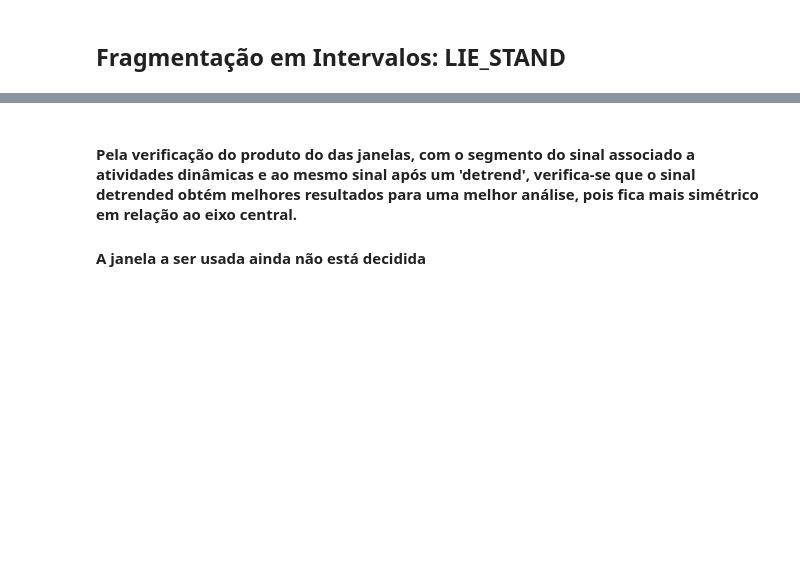
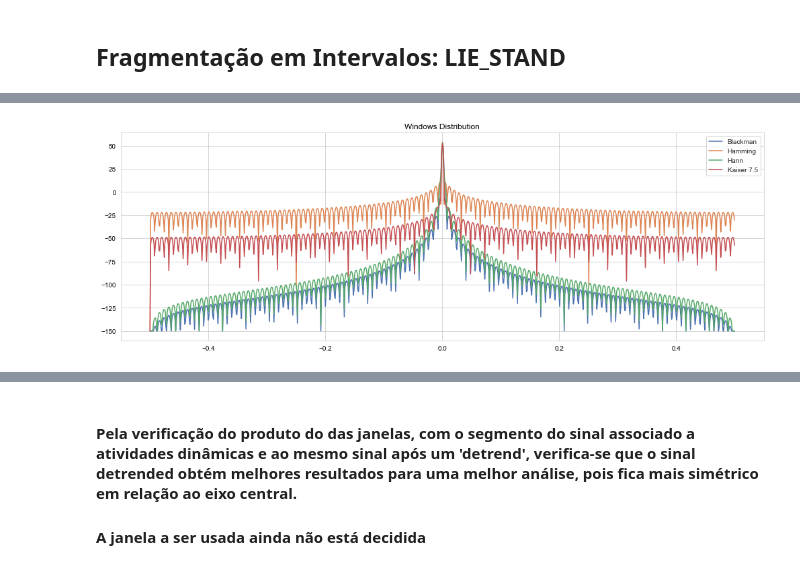
Before and after one commit to joelpoliveira/ProjetoATD, a Jupyter notebook: Main/Joel_main.ipynb, the cells around one changed output, grey strips where cells are left out. Cells and saved outputs as stored; diff of their text form; code cells hidden in the pictures; blank space fills up the shorter version.

```diff
--- a/Main/Joel_main.ipynb
+++ b/Main/Joel_main.ipynb
@@ -1004,0 +1050,37 @@ plt.tight_layout()
+# %%
+fbwindow = np.abs(fftshift(fft(bwindow,1024)))
+fhmwindow = np.abs(fftshift(fft(hmwindow,1024)))
+fhnwindow = np.abs(fftshift(fft(hnwindow,1024)))
+fkwindow = np.abs(fftshift(fft(kwindow,1024)))
+
+freq = np.linspace(-0.5, 0.5, 1024)
+
+with np.errstate(divide='ignore', invalid='ignore'):
+    nfbwindow = 20*np.log10(fbwindow)
+    nfhmwindow = 20* np.log10(fhmwindow)
+    nfhnwindow = 20 * np.log10(fhnwindow)
+    nfkwindow = 20*np.log10(fkwindow)
+
+nfbwindow = np.clip(nfbwindow, -150, 100)
+nfhmwindow = np.clip(nfhmwindow, -150, 100)
+nfhnwindow = np.clip(nfhnwindow, -150, 100)
+nfkwindow = np.clip(nfkwindow, -150, 100)
+
+fig = plt.figure(figsize=(14,5), facecolor = 'black' if dark_background else 'white')
+
+ax = plt.subplot(111)
+
+plt.plot(freq, nfbwindow, label = 'Blackman')
+plt.plot(freq, nfhmwindow, label = 'Hamming')
+plt.plot(freq, nfhnwindow, label = 'Hann')
+plt.plot(freq, nfkwindow, label = f'Kaiser {beta}')
+
+plt.title("Windows Distribution", color = 'white' if dark_background else 'black')
+plt.tick_params(axis='x', colors='white' if dark_background else 'black')
+plt.tick_params(axis='y', colors='white' if dark_background else 'black')
+ax.set_facecolor("black" if dark_background else 'white')
+
+plt.legend()
+plt.tight_layout()
+# %% [output]
+[figure, added]
```
Also changed, not shown: parts of 22 cells of this notebook, 1 other file.
